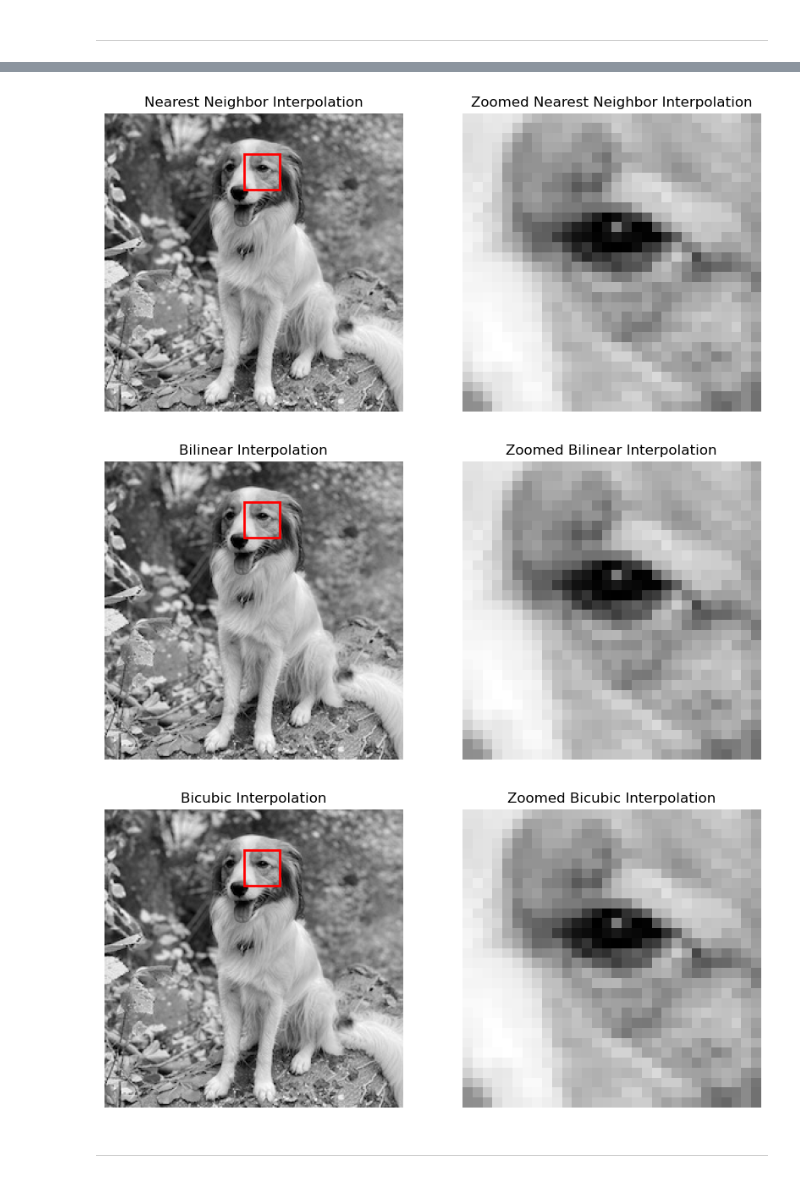
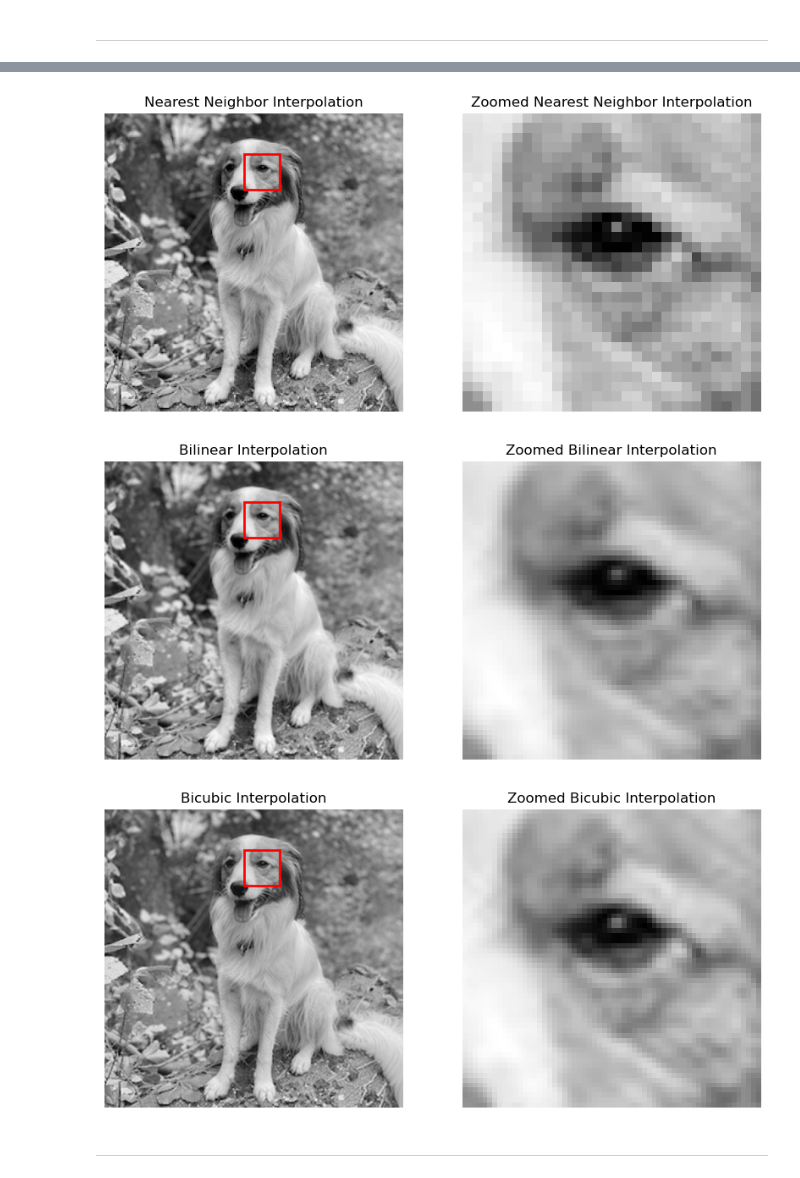
Before and after one commit to as3ert/TMFVC, a Jupyter notebook: Assignment 7/TMFVC_Ass07.ipynb, the cells around one changed output, grey strips where cells are left out. Cells and saved outputs as stored; diff of their text form; code cells hidden in the pictures.

```diff
--- a/Assignment 7/TMFVC_Ass07.ipynb
+++ b/Assignment 7/TMFVC_Ass07.ipynb
@@ -342,41 +342,41 @@ def plot(img, zoomed_img, method_str, zoom_x, zoom_y, zoom_size):
     rect = patches.Rectangle((zoom_y, zoom_x), zoom_size, zoom_size,
                              linewidth=2, edgecolor='red', facecolor='none')
     ax1.add_patch(rect)
 
     plt.subplot(122, title='Zoomed ' + method_str)
     plt.imshow(zoomed_img, cmap='gray')
     plt.axis('off')
 
     plt.show()
 
 for method in methods:
     if method == 'Original':
-        img_array = img_array
+        result_img_array = img_array
         method_str = method
         zoom_x_new, zoom_y_new, zoom_size_new = zoom_x, zoom_y, zoom_size
     else:
         zoom_x_new = zoom_x * RESOLUTION // original_resolution
         zoom_y_new = zoom_y * RESOLUTION // original_resolution
         zoom_size_new = zoom_size * RESOLUTION // original_resolution
         if method == 'Nearest Neighbor':
-            img_array = nearest_neighbor_interpolation(img_array, RESOLUTION)
+            result_img_array = nearest_neighbor_interpolation(img_array, RESOLUTION)
             method_str = method + ' Interpolation'
         elif method == 'Bilinear':
-            img_array = bilinear_interpolation(img_array, RESOLUTION)
+            result_img_array = bilinear_interpolation(img_array, RESOLUTION)
             method_str = method + ' Interpolation'
         elif method == 'Bicubic':
-            img_array = bicubic_interpolation(img_array, RESOLUTION)
+            result_img_array = bicubic_interpolation(img_array, RESOLUTION)
             method_str = method + ' Interpolation'
 
-    zoomed_img = img_array[zoom_x_new:zoom_x_new + zoom_size_new,
+    zoomed_img = result_img_array[zoom_x_new:zoom_x_new + zoom_size_new,
                              zoom_y_new:zoom_y_new + zoom_size_new]
 
-    plot(img_array, zoomed_img, method_str, zoom_x_new, zoom_y_new, zoom_size_new)
+    plot(result_img_array, zoomed_img, method_str, zoom_x_new, zoom_y_new, zoom_size_new)
 # %% [output]
 [figure]
 [figure]
-[figure, old version]
+[figure, new version]
-[figure, old version]
+[figure, new version]
 # %% [markdown]
 <hr>
 # %% [markdown]
```
Also changed, not shown: 1 other file.
